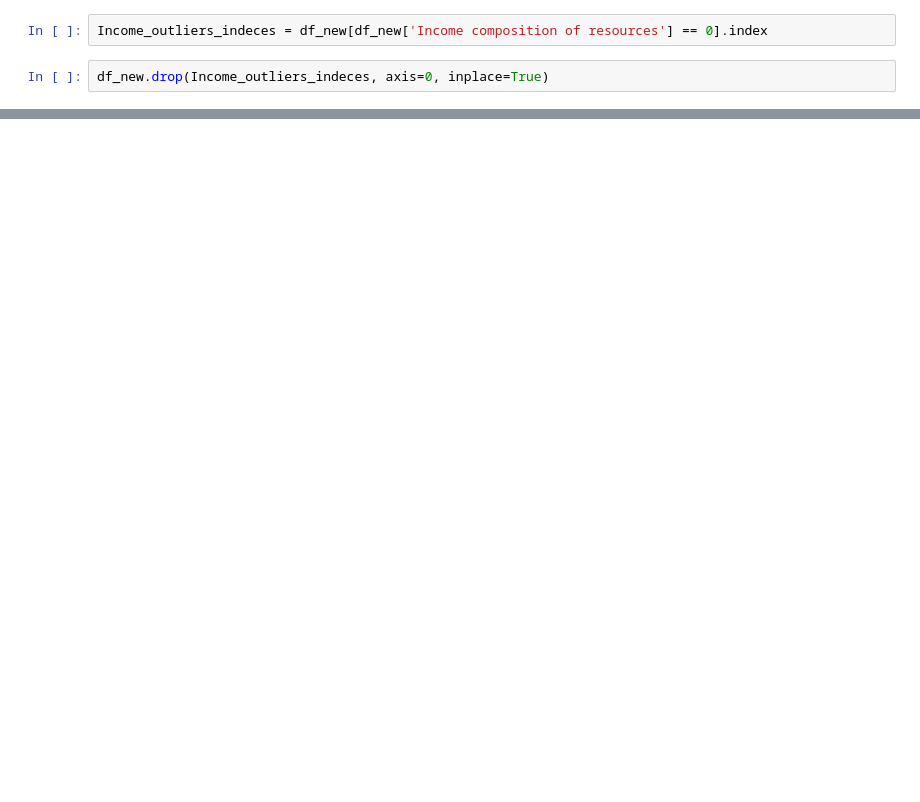
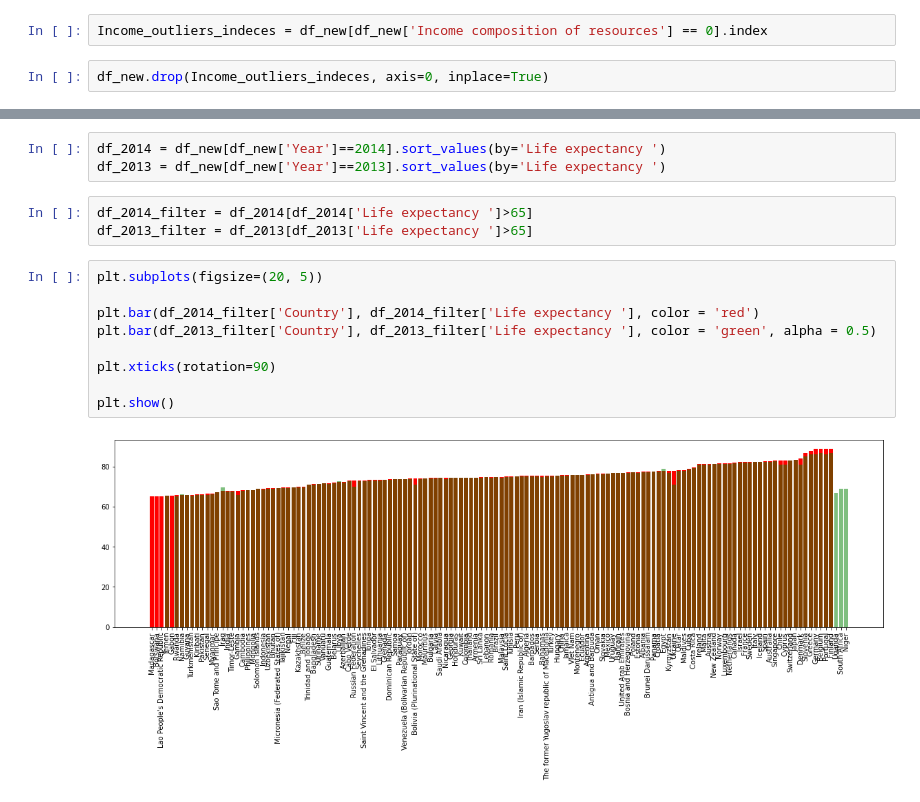
Before and after one commit to lgpatruyo/Life-Expectancy-Project-WHO-, a Jupyter notebook: WHO_Kaggle.ipynb, the cells around one changed output, grey strips where cells are left out. Saved outputs shown, nothing was run; the diff lists cells and outputs as text; blank space fills up the shorter version.

```diff
--- a/WHO_Kaggle.ipynb
+++ b/WHO_Kaggle.ipynb
@@ -219,0 +243,17 @@ plt.show()
+# %%
+df_2014 = df_new[df_new['Year']==2014].sort_values(by='Life expectancy ')
+df_2013 = df_new[df_new['Year']==2013].sort_values(by='Life expectancy ')
+# %%
+df_2014_filter = df_2014[df_2014['Life expectancy ']>65]
+df_2013_filter = df_2013[df_2013['Life expectancy ']>65]
+# %%
+plt.subplots(figsize=(20, 5))
+
+plt.bar(df_2014_filter['Country'], df_2014_filter['Life expectancy '], color = 'red')
+plt.bar(df_2013_filter['Country'], df_2013_filter['Life expectancy '], color = 'green', alpha = 0.5)
+
+plt.xticks(rotation=90)
+
+plt.show()
+# %% [output]
+[figure, added]
```
Also changed, not shown: parts of 37 cells of this notebook.
